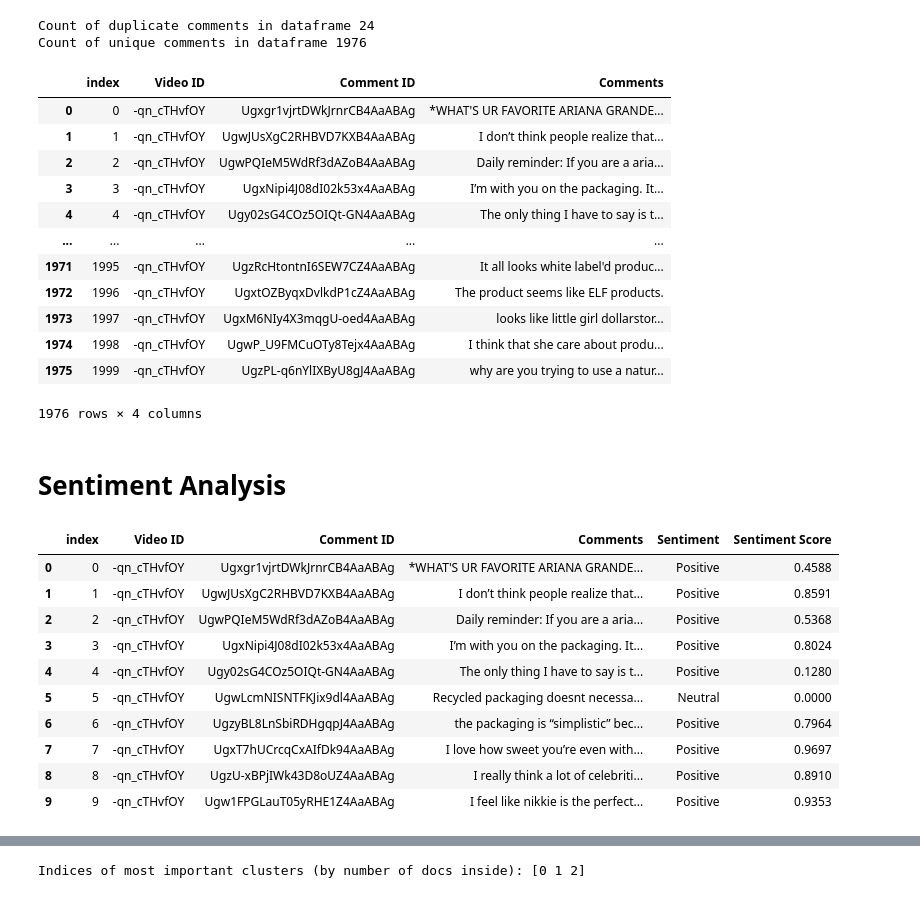
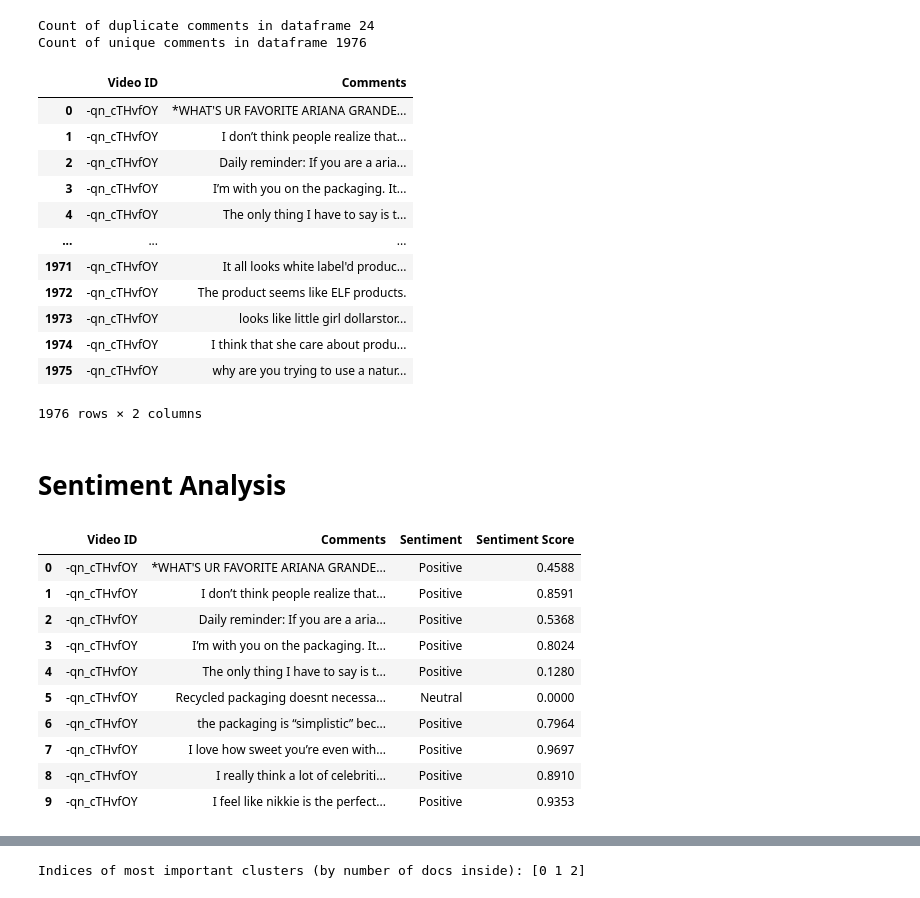
Before and after one commit to alexwavrant/youtube-comments-analysis, a Jupyter notebook: notebooks/comments-absa-gsdmm.ipynb, the cells around one changed output, grey strips where cells are left out. Cells and saved outputs as stored; diff of their text form; code cells hidden in the pictures.

```diff
--- a/notebooks/comments-absa-gsdmm.ipynb
+++ b/notebooks/comments-absa-gsdmm.ipynb
@@ -23,35 +23,35 @@ output_df = pd.read_excel(f"../comments_spreadsheets/extracted_comments_{creator
 # %%
 duplicates = output_df[output_df.duplicated(("Comments"))]
 print ("Count of duplicate comments in dataframe"
 , duplicates.shape[0])
 
 print ("Count of unique comments in dataframe"
 , output_df.shape[0] - duplicates.shape[0])
 
 # Remove duplicated comments from dataset
-unique_df = output_df.drop_duplicates(subset=["Comments"], keep='first')
-df = unique_df.reset_index()
+unique_df = output_df.drop_duplicates(subset=["Comments"], keep='first', ignore_index=True)
+df = unique_df
 
 # Removes line return "\n"
 df = df.replace(r'\n',' ', regex=True)
 
 display(df)
 # %% [output]
 Count of duplicate comments in dataframe 24
 Count of unique comments in dataframe 1976
-|  | index | Video ID | Comment ID | Comments |
-| 0 | 0 | -qn_cTHvfOY | Ugxgr1vjrtDWkJrnrCB4AaABAg | *WHAT'S UR FAVORITE ARIANA GRANDE... |
-| 1 | 1 | -qn_cTHvfOY | UgwJUsXgC2RHBVD7KXB4AaABAg | I don’t think people realize that... |
-| 2 | 2 | -qn_cTHvfOY | UgwPQIeM5WdRf3dAZoB4AaABAg | Daily reminder: If you are a aria... |
-| 3 | 3 | -qn_cTHvfOY | UgxNipi4J08dI02k53x4AaABAg | I’m with you on the packaging. It... |
-| 4 | 4 | -qn_cTHvfOY | Ugy02sG4COz5OIQt-GN4AaABAg | The only thing I have to say is t... |
-| ... | ... | ... | ... | ... |
-| 1971 | 1995 | -qn_cTHvfOY | UgzRcHtontnI6SEW7CZ4AaABAg | It all looks white label'd produc... |
-| 1972 | 1996 | -qn_cTHvfOY | UgxtOZByqxDvlkdP1cZ4AaABAg | The product seems like ELF products. |
-| 1973 | 1997 | -qn_cTHvfOY | UgxM6NIy4X3mqgU-oed4AaABAg | looks like little girl dollarstor... |
-| 1974 | 1998 | -qn_cTHvfOY | UgwP_U9FMCuOTy8Tejx4AaABAg | I think that she care about produ... |
-| 1975 | 1999 | -qn_cTHvfOY | UgzPL-q6nYlIXByU8gJ4AaABAg | why are you trying to use a natur... |
+|  | Video ID | Comments |
+| 0 | -qn_cTHvfOY | *WHAT'S UR FAVORITE ARIANA GRANDE... |
+| 1 | -qn_cTHvfOY | I don’t think people realize that... |
+| 2 | -qn_cTHvfOY | Daily reminder: If you are a aria... |
+| 3 | -qn_cTHvfOY | I’m with you on the packaging. It... |
+| 4 | -qn_cTHvfOY | The only thing I have to say is t... |
+| ... | ... | ... |
+| 1971 | -qn_cTHvfOY | It all looks white label'd produc... |
+| 1972 | -qn_cTHvfOY | The product seems like ELF products. |
+| 1973 | -qn_cTHvfOY | looks like little girl dollarstor... |
+| 1974 | -qn_cTHvfOY | I think that she care about produ... |
+| 1975 | -qn_cTHvfOY | why are you trying to use a natur... |
-1976 rows × 4 columns
+1976 rows × 2 columns
 # %% [markdown]
 # Sentiment Analysis
 # %%
@@ -77,17 +77,17 @@ df["Sentiment Score"] = sentimentScoreList
 
 display(df.head(10))
 # %% [output]
-|  | index | Video ID | Comment ID | Comments | Sentiment | Sentiment Score |
-| 0 | 0 | -qn_cTHvfOY | Ugxgr1vjrtDWkJrnrCB4AaABAg | *WHAT'S UR FAVORITE ARIANA GRANDE... | Positive | 0.4588 |
-| 1 | 1 | -qn_cTHvfOY | UgwJUsXgC2RHBVD7KXB4AaABAg | I don’t think people realize that... | Positive | 0.8591 |
-| 2 | 2 | -qn_cTHvfOY | UgwPQIeM5WdRf3dAZoB4AaABAg | Daily reminder: If you are a aria... | Positive | 0.5368 |
-| 3 | 3 | -qn_cTHvfOY | UgxNipi4J08dI02k53x4AaABAg | I’m with you on the packaging. It... | Positive | 0.8024 |
-| 4 | 4 | -qn_cTHvfOY | Ugy02sG4COz5OIQt-GN4AaABAg | The only thing I have to say is t... | Positive | 0.1280 |
-| 5 | 5 | -qn_cTHvfOY | UgwLcmNISNTFKJix9dl4AaABAg | Recycled packaging doesnt necessa... | Neutral | 0.0000 |
-| 6 | 6 | -qn_cTHvfOY | UgzyBL8LnSbiRDHgqpJ4AaABAg | the packaging is “simplistic” bec... | Positive | 0.7964 |
-| 7 | 7 | -qn_cTHvfOY | UgxT7hUCrcqCxAIfDk94AaABAg | I love how sweet you’re even with... | Positive | 0.9697 |
-| 8 | 8 | -qn_cTHvfOY | UgzU-xBPjIWk43D8oUZ4AaABAg | I really think a lot of celebriti... | Positive | 0.8910 |
-| 9 | 9 | -qn_cTHvfOY | Ugw1FPGLauT05yRHE1Z4AaABAg | I feel like nikkie is the perfect... | Positive | 0.9353 |
+|  | Video ID | Comments | Sentiment | Sentiment Score |
+| 0 | -qn_cTHvfOY | *WHAT'S UR FAVORITE ARIANA GRANDE... | Positive | 0.4588 |
+| 1 | -qn_cTHvfOY | I don’t think people realize that... | Positive | 0.8591 |
+| 2 | -qn_cTHvfOY | Daily reminder: If you are a aria... | Positive | 0.5368 |
+| 3 | -qn_cTHvfOY | I’m with you on the packaging. It... | Positive | 0.8024 |
+| 4 | -qn_cTHvfOY | The only thing I have to say is t... | Positive | 0.1280 |
+| 5 | -qn_cTHvfOY | Recycled packaging doesnt necessa... | Neutral | 0.0000 |
+| 6 | -qn_cTHvfOY | the packaging is “simplistic” bec... | Positive | 0.7964 |
+| 7 | -qn_cTHvfOY | I love how sweet you’re even with... | Positive | 0.9697 |
+| 8 | -qn_cTHvfOY | I really think a lot of celebriti... | Positive | 0.8910 |
+| 9 | -qn_cTHvfOY | I feel like nikkie is the perfect... | Positive | 0.9353 |
 # %%
 def lemmatize_text(text):
     lemmatizer = WordNetLemmatizer()
```
Also changed, not shown: parts of 8 cells of this notebook, 1 other file.
